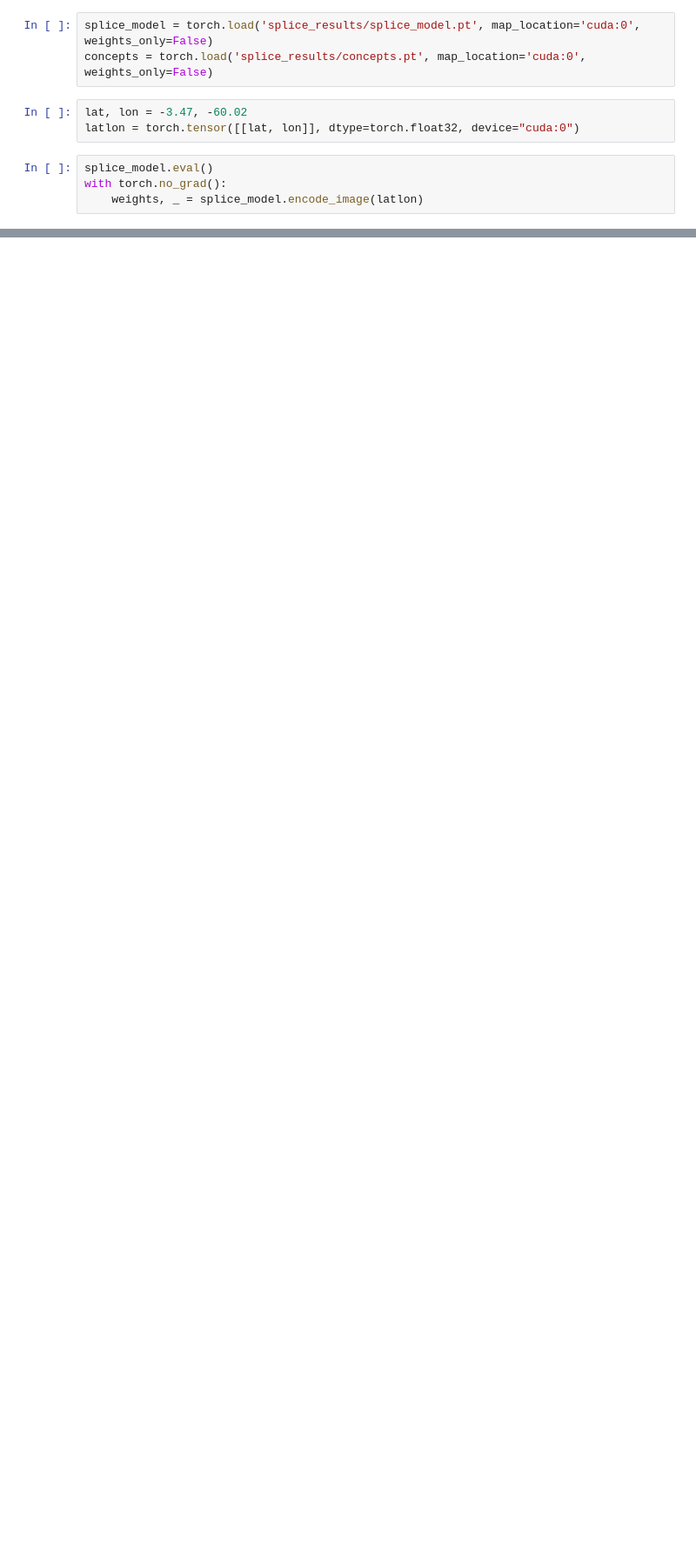
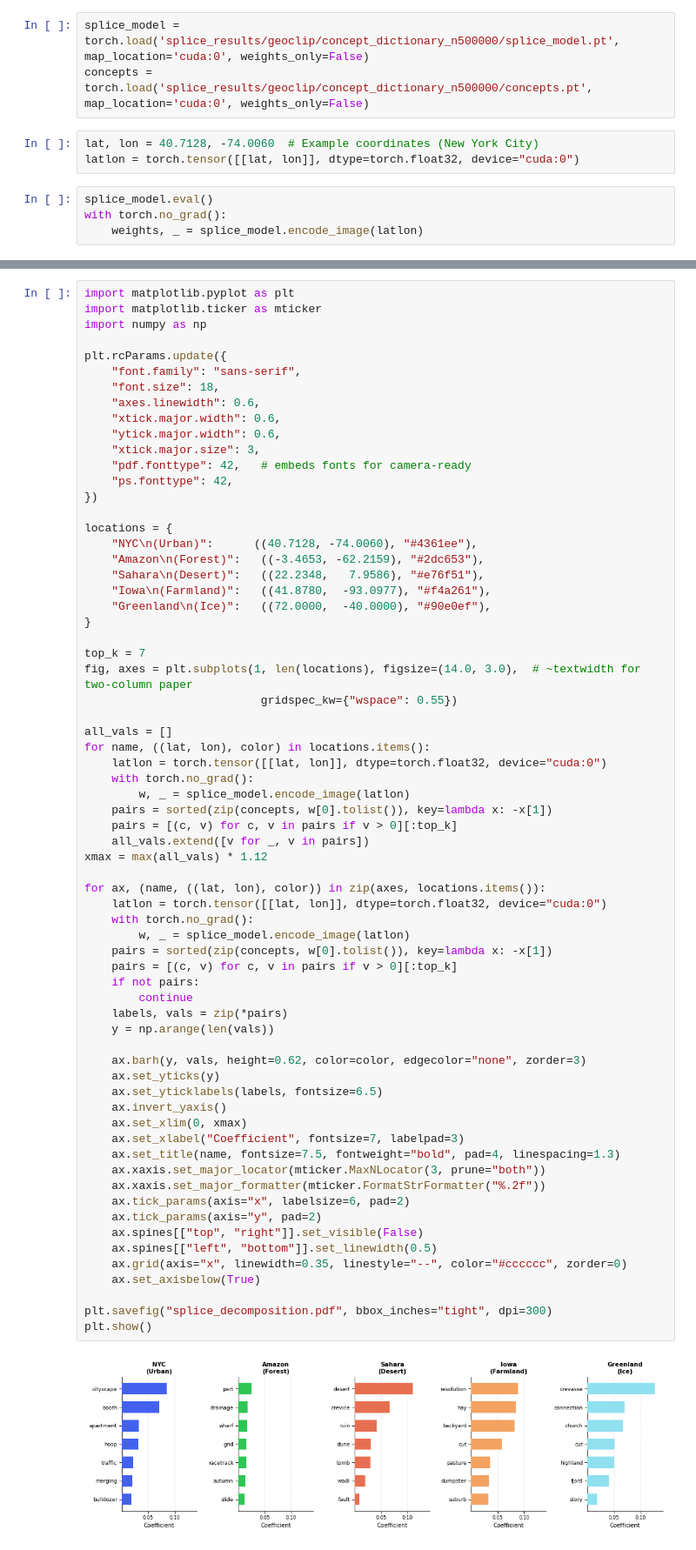
Before and after one commit to sricke/explainable-earth-embeddings, a Jupyter notebook: splice.ipynb, the cells around one changed output, grey strips where cells are left out. Shown at 87% size. Drawn from its saved outputs; the diff is of its cells as text; blank space fills up the shorter version.

```diff
--- a/splice.ipynb
+++ b/splice.ipynb
@@ -2,10 +2,10 @@
 import torch
 from splice import _LocWrapper  # needed for unpickling the saved SPLICE model
 # %%
-splice_model = torch.load('splice_results/splice_model.pt', map_location='cuda:0', weights_only=False)
-concepts = torch.load('splice_results/concepts.pt', map_location='cuda:0', weights_only=False)
+splice_model = torch.load('splice_results/geoclip/concept_dictionary_n500000/splice_model.pt', map_location='cuda:0', weights_only=False)
+concepts = torch.load('splice_results/geoclip/concept_dictionary_n500000/concepts.pt', map_location='cuda:0', weights_only=False)
 # %%
-lat, lon = -3.47, -60.02
+lat, lon = 40.7128, -74.0060  # Example coordinates (New York City)
 latlon = torch.tensor([[lat, lon]], dtype=torch.float32, device="cuda:0")
 # %%
 splice_model.eval()
@@ -24,0 +37,69 @@ bay: 0.0009
+# %%
+import matplotlib.pyplot as plt
+import matplotlib.ticker as mticker
+import numpy as np
+
+plt.rcParams.update({
+    "font.family": "sans-serif",
+    "font.size": 18,
+    "axes.linewidth": 0.6,
+    "xtick.major.width": 0.6,
+    "ytick.major.width": 0.6,
+    "xtick.major.size": 3,
+    "pdf.fonttype": 42,   # embeds fonts for camera-ready
+    "ps.fonttype": 42,
+})
+
+locations = {
+    "NYC\n(Urban)":      ((40.7128, -74.0060), "#4361ee"),
+    "Amazon\n(Forest)":   ((-3.4653, -62.2159), "#2dc653"),
+    "Sahara\n(Desert)":   ((22.2348,   7.9586), "#e76f51"),
+    "Iowa\n(Farmland)":   ((41.8780,  -93.0977), "#f4a261"),
+    "Greenland\n(Ice)":   ((72.0000,  -40.0000), "#90e0ef"),
+}
+
+top_k = 7
+fig, axes = plt.subplots(1, len(locations), figsize=(14.0, 3.0),  # ~textwidth for two-column paper
+                          gridspec_kw={"wspace": 0.55})
+
+all_vals = []
+for name, ((lat, lon), color) in locations.items():
+    latlon = torch.tensor([[lat, lon]], dtype=torch.float32, device="cuda:0")
+    with torch.no_grad():
+        w, _ = splice_model.encode_image(latlon)
+    pairs = sorted(zip(concepts, w[0].tolist()), key=lambda x: -x[1])
+    pairs = [(c, v) for c, v in pairs if v > 0][:top_k]
+    all_vals.extend([v for _, v in pairs])
+xmax = max(all_vals) * 1.12
+
+for ax, (name, ((lat, lon), color)) in zip(axes, locations.items()):
+    latlon = torch.tensor([[lat, lon]], dtype=torch.float32, device="cuda:0")
+    with torch.no_grad():
+        w, _ = splice_model.encode_image(latlon)
+    pairs = sorted(zip(concepts, w[0].tolist()), key=lambda x: -x[1])
+    pairs = [(c, v) for c, v in pairs if v > 0][:top_k]
+    if not pairs:
+        continue
+    labels, vals = zip(*pairs)
+    y = np.arange(len(vals))
+
+    ax.barh(y, vals, height=0.62, color=color, edgecolor="none", zorder=3)
+    ax.set_yticks(y)
+    ax.set_yticklabels(labels, fontsize=6.5)
+    ax.invert_yaxis()
+    ax.set_xlim(0, xmax)
+    ax.set_xlabel("Coefficient", fontsize=7, labelpad=3)
+    ax.set_title(name, fontsize=7.5, fontweight="bold", pad=4, linespacing=1.3)
+    ax.xaxis.set_major_locator(mticker.MaxNLocator(3, prune="both"))
+    ax.xaxis.set_major_formatter(mticker.FormatStrFormatter("%.2f"))
+    ax.tick_params(axis="x", labelsize=6, pad=2)
+    ax.tick_params(axis="y", pad=2)
+    ax.spines[["top", "right"]].set_visible(False)
+    ax.spines[["left", "bottom"]].set_linewidth(0.5)
+    ax.grid(axis="x", linewidth=0.35, linestyle="--", color="#cccccc", zorder=0)
+    ax.set_axisbelow(True)
+
+plt.savefig("splice_decomposition.pdf", bbox_inches="tight", dpi=300)
+plt.show()
+# %% [output]
+[figure, added]
```
Also changed, not shown: parts of 1 cell of this notebook, 55 other files.
